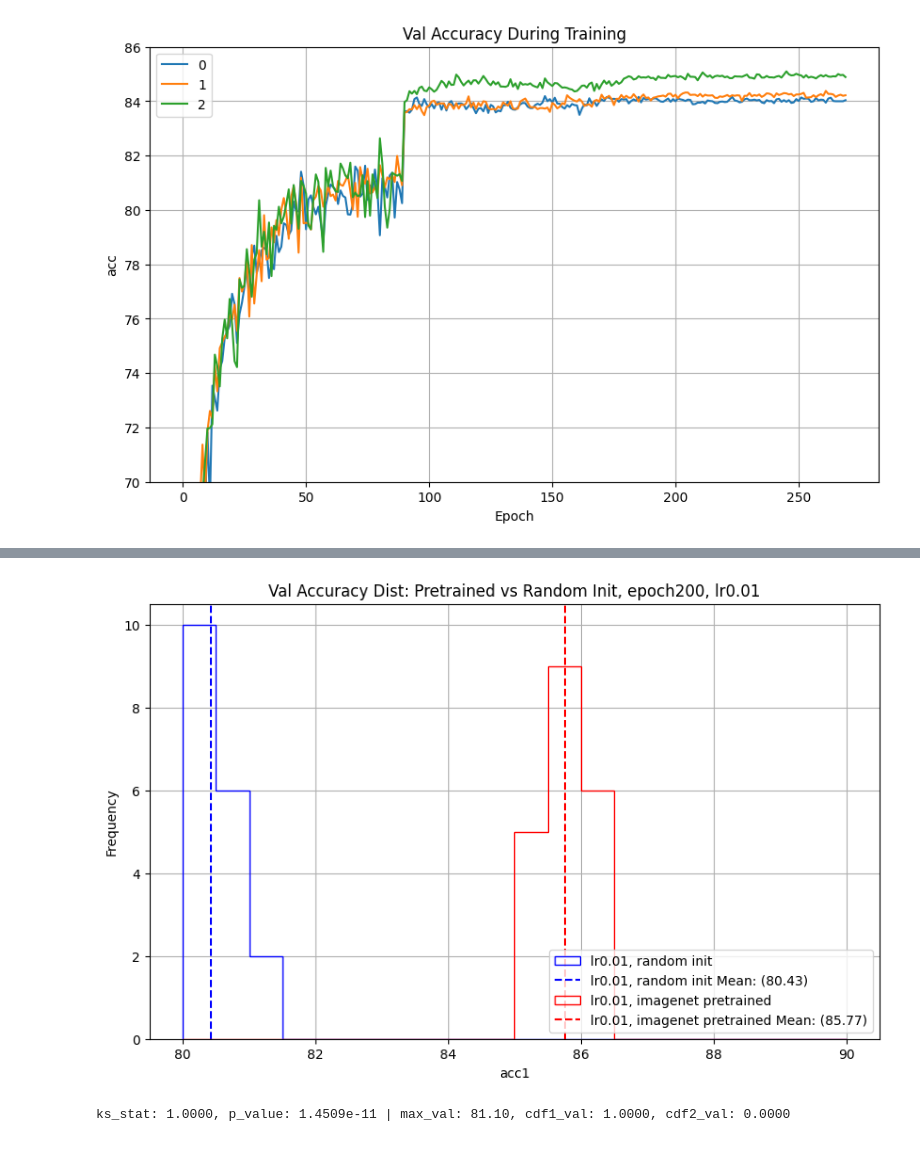
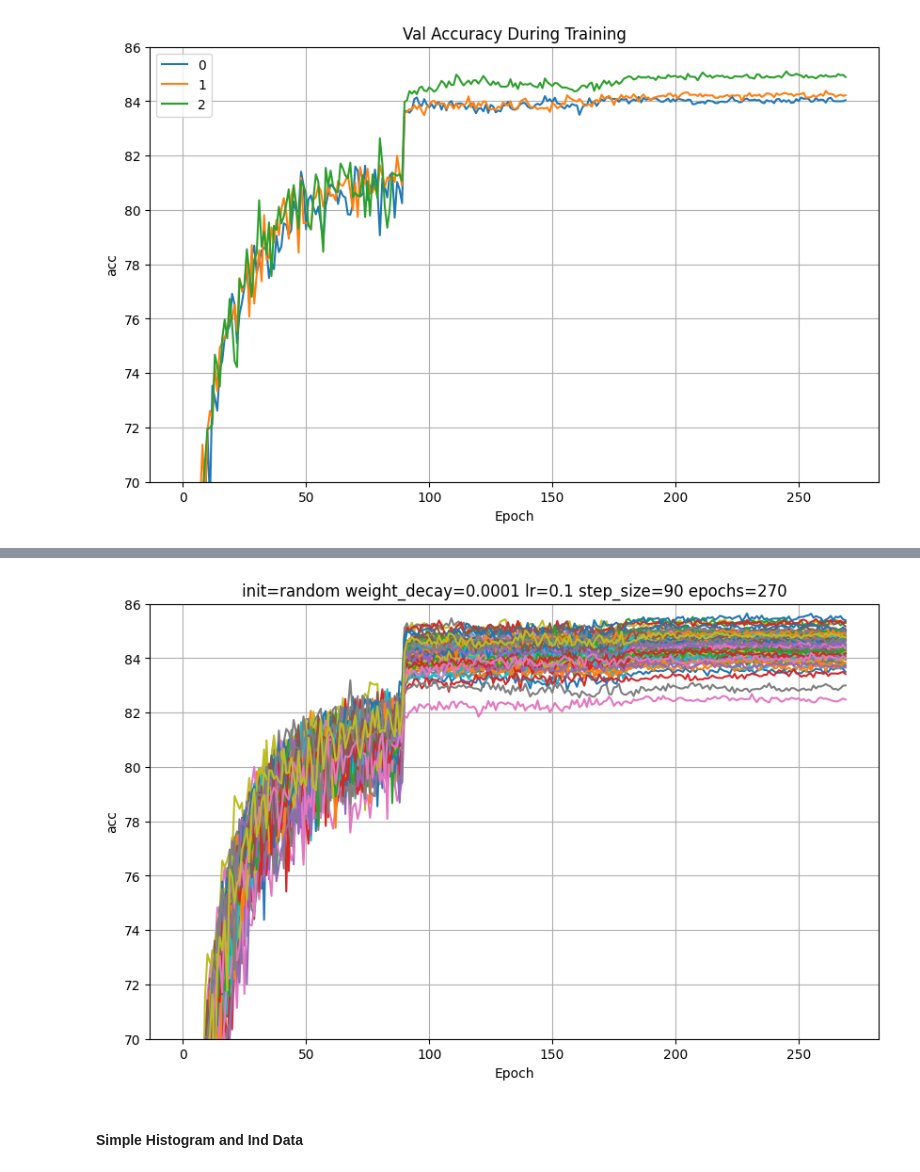
Before and after one commit to drothermel/dr_gen, a Jupyter notebook: notebooks/calc_metrics.ipynb, the cells around one changed output, grey strips where cells are left out. Saved outputs shown, nothing was run; the diff lists cells and outputs as text; code cells hidden in the pictures.

Commit message:
add histograms and ks_stats ipynb now what we want

```diff
--- a/notebooks/calc_metrics.ipynb
+++ b/notebooks/calc_metrics.ipynb
@@ -797,10 +303,35 @@ ks_stat: 1.0000, p_value: 1.4509e-11 | max_val: 81.10, cdf1_val: 1.0000, cdf2_va
-# %%
-present_stats(
-    lower_lr_random_runs, lower_lr_pretrained_runs,
-    "lr0.01, random init", "lr0.01, imagenet pretrained",
-    "Val Accuracy Dist: Pretrained vs Random Init, epoch200, lr0.01",
-    index=200, split="val", hist_range=(80,90), nbins=20,
-)
-# %% [output]
-[figure, removed]
-ks_stat: 1.0000, p_value: 1.4509e-11 | max_val: 81.10, cdf1_val: 1.0000, cdf2_val: 0.0000
+# %%
+# Example: Plot one split for multiple inds (selected via combo)
+selected_inds = rp.get_inds_by_kvs(
+    sweep_info['combo_key_order'], sweep_info['combo_inds'],
+    {
+        'epochs': '270',
+        'model.weights': 'None',
+        'optim.lr': '0.1',
+        'optim.weight_decay': '0.0001',
+    },
+)
+selected_metrics = list(rp.get_selected_run_metrics(
+    all_runs_metrics,
+    "val",
+    "acc1",
+    selected_inds,
+).items())
+met_keys = [sm[0] for sm in selected_metrics]
+met_values = [sm[1] for sm in selected_metrics]
+pu.plot_lines(
+    pu.get_plt_cfg(
+        ylabel="acc",
+        title=rplt.kvs_to_str(
+            list(zip(sweep_info['combo_key_order'], met_keys[0]))
+        ),
+        ylim=(70, 86),
+        legend=False,
+        #labels=[str(k) for k in selected_metrics],
+    ),
+    met_values[0],
+)
+# %% [output]
+[figure, added]
+# %% [markdown]
+#### Simple Histogram and Ind Data
```
Also changed, not shown: parts of 57 cells of this notebook, 5 other files.
